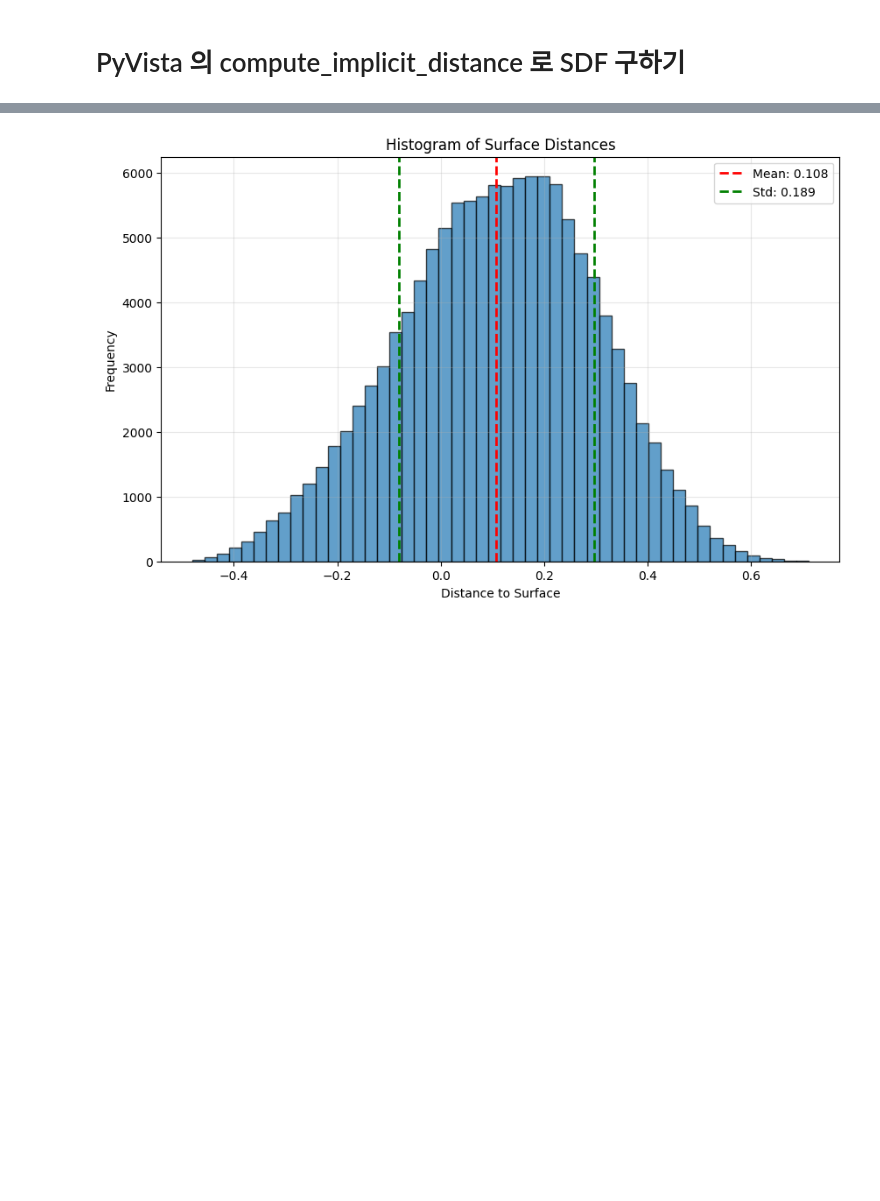
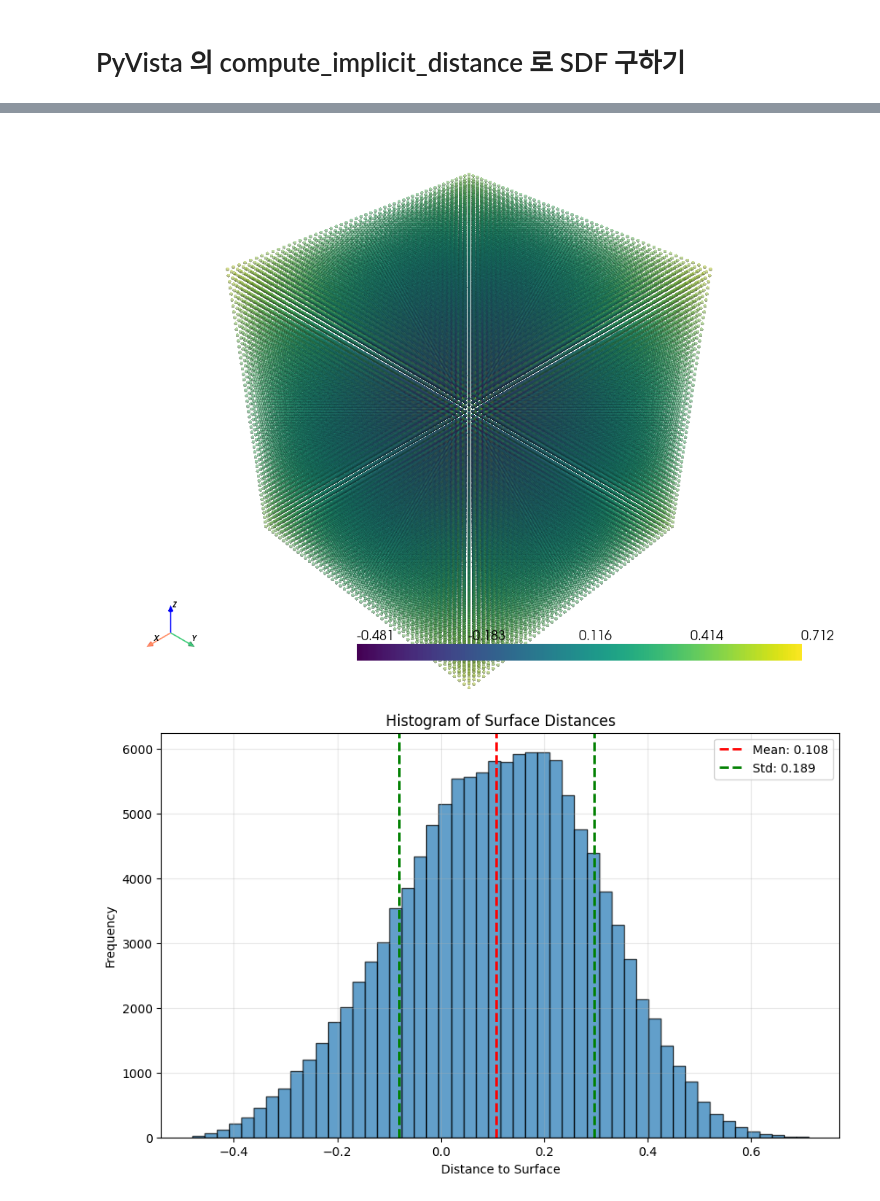
Before and after one commit to webtk/simple-pyvista-notebooks, a Jupyter notebook: notebooks/03.SDF/01_mesh_sdf_grid_with_pyvista.ipynb, the cells around one changed output, grey strips where cells are left out. Saved outputs shown, nothing was run; the diff lists cells and outputs as text; code cells hidden in the pictures; blank space fills up the shorter version.

Commit message:
fix: update execution counts, enhance output formatting, and adjust PyVista plotting settings in SDF grid notebook

```diff
--- a/notebooks/03.SDF/01_mesh_sdf_grid_with_pyvista.ipynb
+++ b/notebooks/03.SDF/01_mesh_sdf_grid_with_pyvista.ipynb
@@ -10,6 +10,8 @@
 import pyvista as pv
 import vtk
 import numpy as np
+# %%
+pv.global_theme.jupyter_backend = 'static'
 # %%
 mesh = pv.Sphere(phi_resolution=40, theta_resolution=40)
 mesh.plot()
@@ -41,6 +46,0 @@ Widget(value='<iframe src="http://localhost:41457/index.html?ui=P_0x7ec4b0535e70
-# %%
-X, Y, Z = np.meshgrid(x_vals, y_vals, z_vals, indexing='ij')
-grid_points = np.column_stack([X.ravel(), Y.ravel(), Z.ravel()])
-grid.point_data['points'] = grid_points
-grid.set_active_scalars('points')
-grid.plot()
@@ -52,5 +50,13 @@ Widget(value='<iframe src="http://localhost:41457/index.html?ui=P_0x7ec4b066d7b0
 # PyVista의 SDF 계산이 trimesh 보다 훨씬 빠르다
 sdf_grid = grid.compute_implicit_distance(surface=mesh)
 sdf_grid.set_active_scalars('implicit_distance')
-sdf_grid.plot()
+#sdf_grid.plot() # mesh 로 렌더링하기
+pv.plot(
+    sdf_grid.points,
+    scalars=sdf_grid.point_data['implicit_distance'],
+    render_points_as_spheres=True,
+    point_size=5,
+    show_scalar_bar=True,
+    opacity=0.5,
+)
 # %% [output]
@@ -58,3 +63,4 @@ Widget(value='<iframe src="http://localhost:41457/index.html?ui=P_0x7ec5050c7100
+[figure, added]
 # %%
 from pvn import plot_histogram
 plot_histogram(sdf_grid.point_data['implicit_distance'])
```
Also changed, not shown: parts of 6 cells of this notebook.
